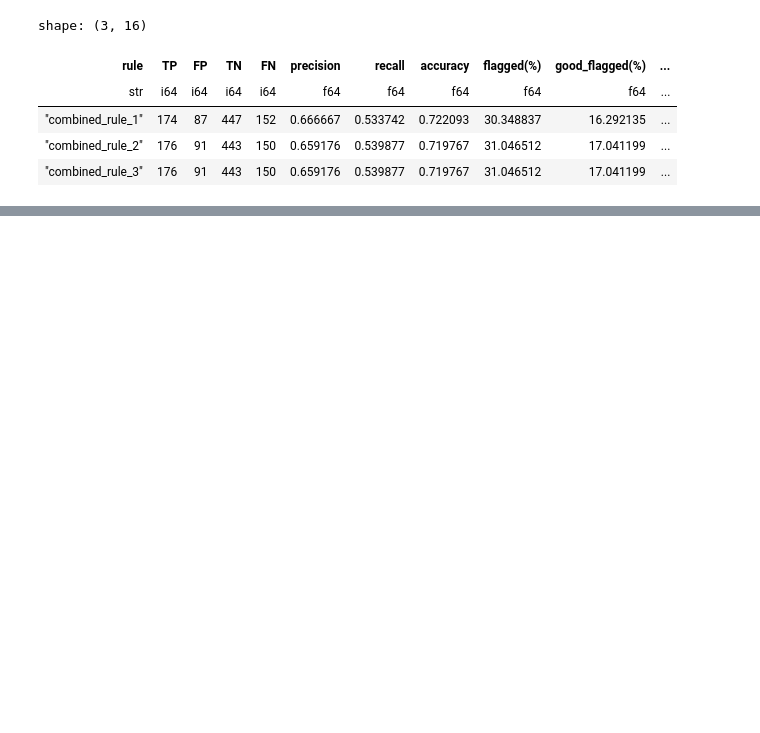
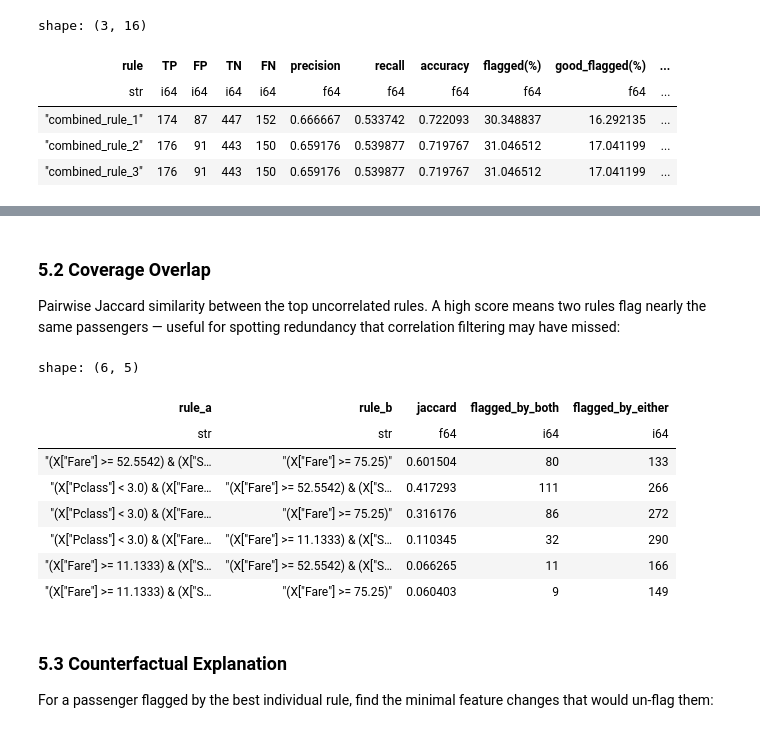
Before and after one commit to paypal/Iguanas, a Jupyter notebook: docs/source/examples/titanic_survival_example.ipynb, the cells around one changed output, grey strips where cells are left out. Cells and saved outputs as stored; diff of their text form; code cells hidden in the pictures; blank space fills up the shorter version.

```diff
--- a/docs/source/examples/titanic_survival_example.ipynb
+++ b/docs/source/examples/titanic_survival_example.ipynb
@@ -165,0 +201,6 @@ shape: (5, 17)
+# %%
+# Verbalize the rules by accuracy
+selected_rules = M_beam["rule"][0][1:-1].split(") | (")
+for rule in selected_rules:
+    print(verbalize_rule(rule))
+    print()
@@ -165,0 +215,21 @@ shape: (5, 17)
+# %% [markdown]
+### 5.2 Coverage Overlap
+
+Pairwise Jaccard similarity between the top uncorrelated rules. A high score means two rules flag nearly the same passengers — useful for spotting redundancy that correlation filtering may have missed:
+# %%
+overlap = compute_coverage_overlap(R[selected_rules])
+overlap.head(8)
+# %% [output]
+shape: (6, 5)
+| rule_a | rule_b | jaccard | flagged_by_both | flagged_by_either |
+| str | str | f64 | i64 | i64 |
+| "(X["Fare"] >= 52.5542) & (X["S… | "(X["Fare"] >= 75.25)" | 0.601504 | 80 | 133 |
+| "(X["Pclass"] < 3.0) & (X["Fare… | "(X["Fare"] >= 52.5542) & (X["S… | 0.417293 | 111 | 266 |
+| "(X["Pclass"] < 3.0) & (X["Fare… | "(X["Fare"] >= 75.25)" | 0.316176 | 86 | 272 |
+| "(X["Pclass"] < 3.0) & (X["Fare… | "(X["Fare"] >= 11.1333) & (X["S… | 0.110345 | 32 | 290 |
+| "(X["Fare"] >= 11.1333) & (X["S… | "(X["Fare"] >= 52.5542) & (X["S… | 0.066265 | 11 | 166 |
+| "(X["Fare"] >= 11.1333) & (X["S… | "(X["Fare"] >= 75.25)" | 0.060403 | 9 | 149 |
+# %% [markdown]
+### 5.3 Counterfactual Explanation
+
+For a passenger flagged by the best individual rule, find the minimal feature changes that would un-flag them:
```
Also changed, not shown: parts of 32 cells of this notebook, 37 other files.
